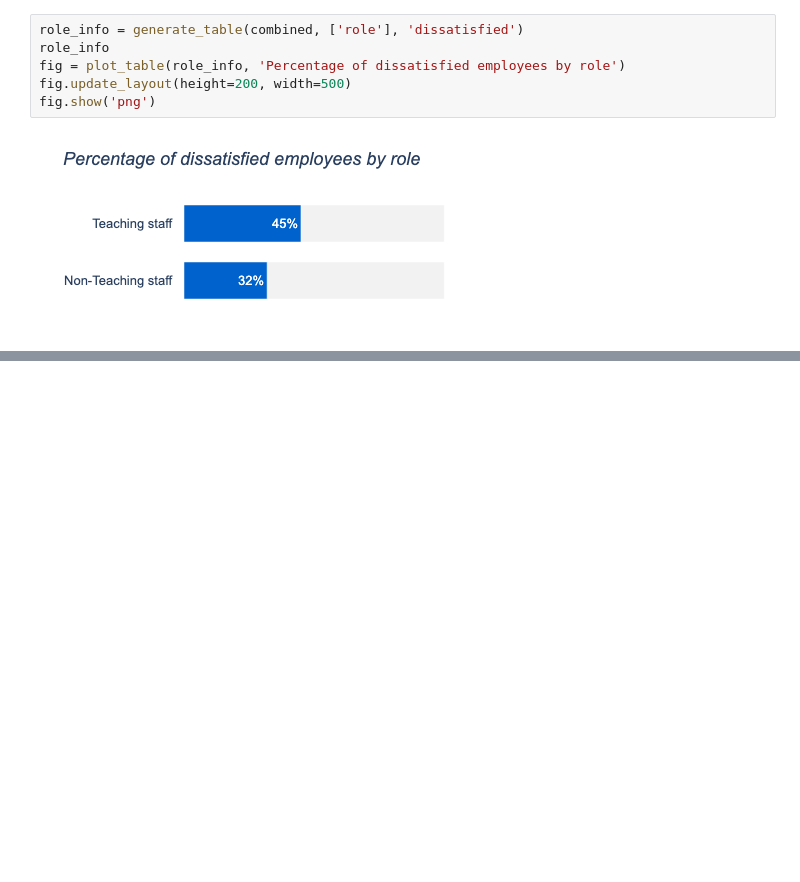
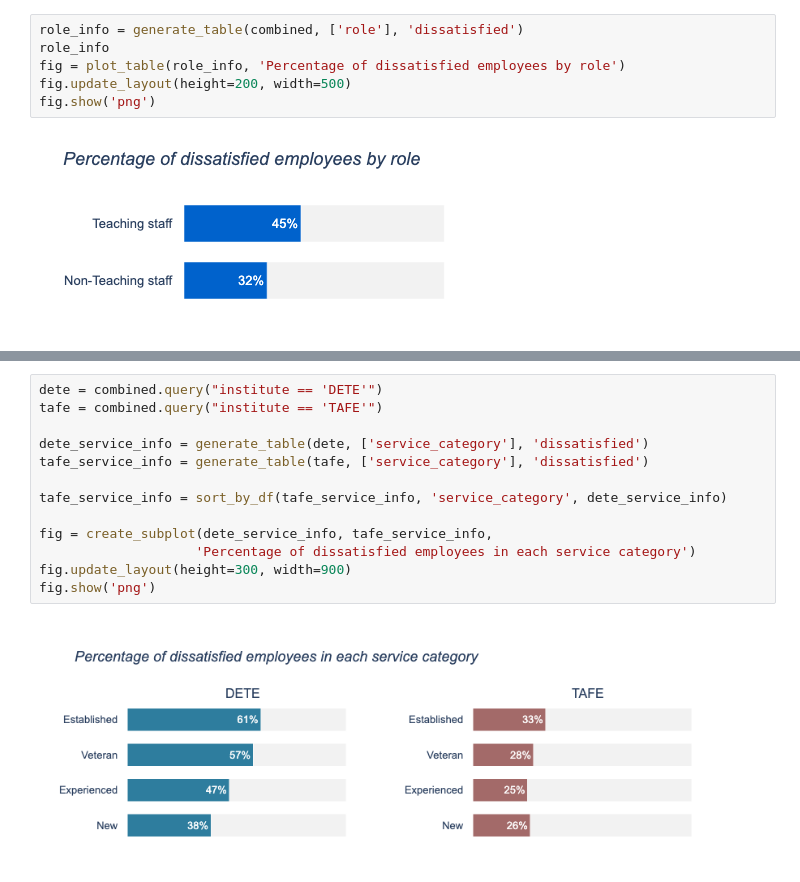
Before and after one commit to Lippins/Employee_exit_surveys, a Jupyter notebook: notebook.ipynb, the cells around one changed output, grey strips where cells are left out. Drawn from its saved outputs; the diff is of its cells as text; blank space fills up the shorter version.

Commit message:
Create comparative Visuals

```diff
--- a/notebook.ipynb
+++ b/notebook.ipynb
@@ -1394,0 +1438,15 @@ fig.show('png')
+# %%
+dete = combined.query("institute == 'DETE'")
+tafe = combined.query("institute == 'TAFE'")
+
+dete_service_info = generate_table(dete, ['service_category'], 'dissatisfied')
+tafe_service_info = generate_table(tafe, ['service_category'], 'dissatisfied')
+
+tafe_service_info = sort_by_df(tafe_service_info, 'service_category', dete_service_info)
+
+fig = create_subplot(dete_service_info, tafe_service_info,
+                    'Percentage of dissatisfied employees in each service category')
+fig.update_layout(height=300, width=900)
+fig.show('png')
+# %% [output]
+[figure, added]
```
Also changed, not shown: parts of 6 cells of this notebook.
